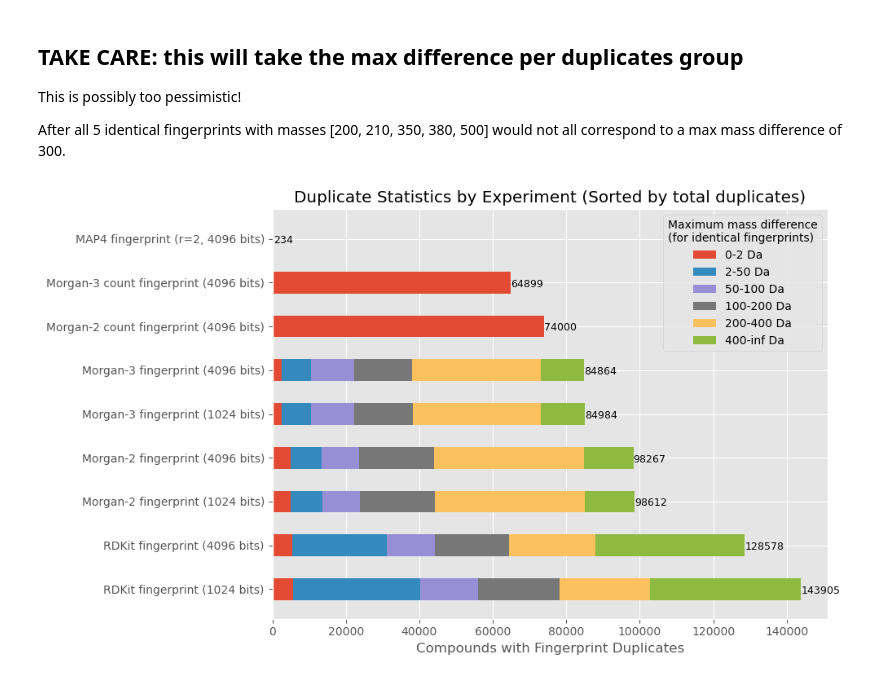
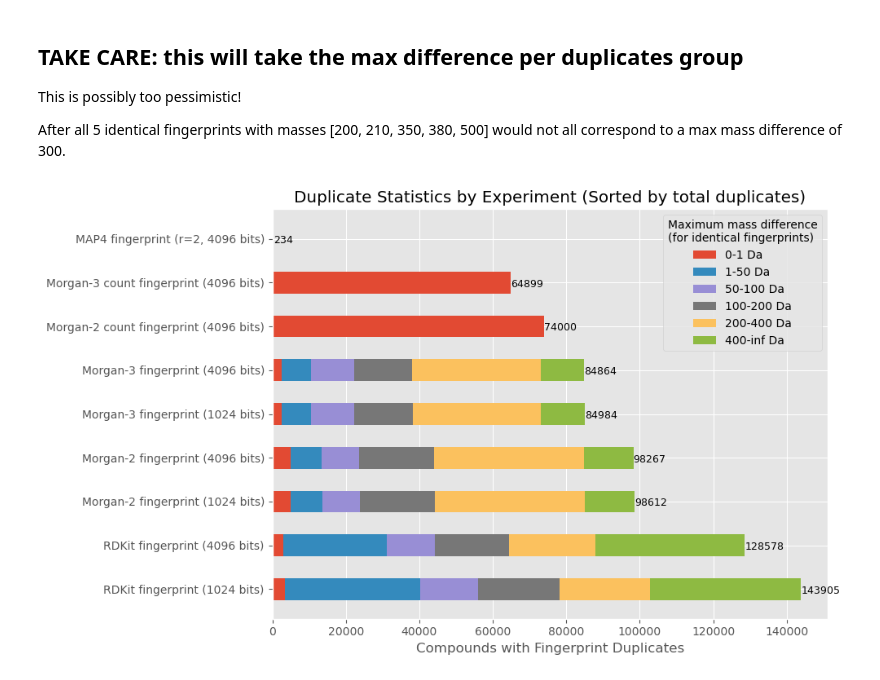
Before and after one commit to florian-huber/molecular_fingerprint_comparisons, a Jupyter notebook: notebooks/fingerprint_analysis_01_duplications.ipynb, the cells around one changed output. Cells and saved outputs as stored; diff of their text form; code cells hidden in the pictures.

```diff
--- a/notebooks/fingerprint_analysis_01_duplications.ipynb
+++ b/notebooks/fingerprint_analysis_01_duplications.ipynb
@@ -515,7 +515,7 @@ def compute_compound_max_differences(masses):
     return np.array(all_max_diffs)
 # %%
 # Define the bins
-bins = [(0, 2), (2, 50), (50, 100), (100, 200), (200, 400), (400, np.inf)]
+bins = [(0, 1), (1, 50), (50, 100), (100, 200), (200, 400), (400, np.inf)]
 bin_labels = [f"{low}-{high} Da" if high != np.inf else f"{low}-inf Da" for low, high in bins]
 
 
@@ -549,31 +549,31 @@ sorted_experiments = sorted(
 fig, ax = plt.subplots(figsize=(10, 6))
 
 # Prepare for stacked bar chart
 width = 0.5
 y_positions = np.arange(len(sorted_experiments))
 left_stack = np.zeros(len(sorted_experiments))
 
 # Iterate over bins and stack their sums
 for i, label in enumerate(bin_labels):
     values = [experiment[1][i] for experiment in sorted_experiments]
     ax.barh(y_positions, values, width, label=label, left=left_stack)
     left_stack += values
 
 # Add numbers
 for i, y in enumerate(y_positions):
     value = sorted_experiments[i][1].sum()
     plt.text(value, i-0.1, f"{value:.0f}", fontsize=9)
 
 # Configure plot appearance
 ax.set_yticks(y_positions)
 ax.set_yticklabels([experiment[0] for experiment in sorted_experiments])
 ax.set_xlabel("Compounds with Fingerprint Duplicates")
 ax.set_title("Duplicate Statistics by Experiment (Sorted by total duplicates)")
 ax.legend(title="Maximum mass difference\n(for identical fingerprints)", loc="upper right")
 
 plt.tight_layout()
 plt.savefig("Duplicate_statistics_max_mass_difference_700k.pdf")
 plt.savefig("Duplicate_statistics_max_mass_difference_700k.png", dpi=300)
 plt.show()
 # %% [output]
-[figure, old version]
+[figure, new version]
```
